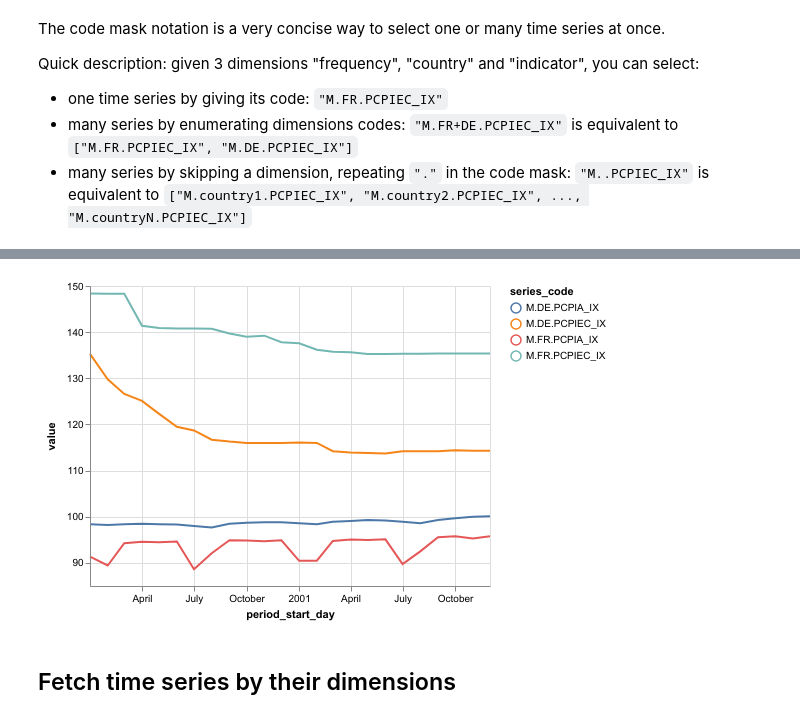
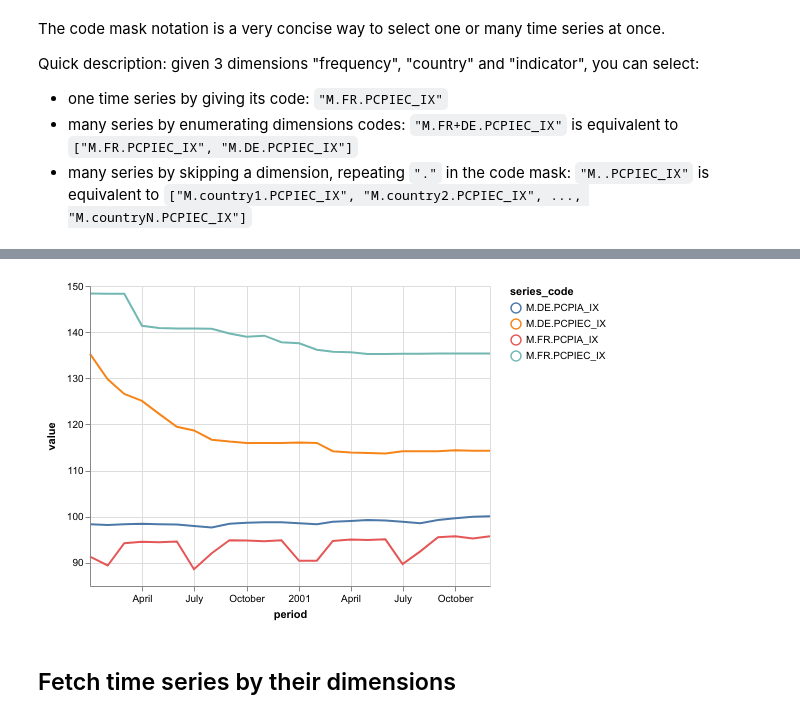
Before and after one commit to ceschi/dbnomics-python-client, a Jupyter notebook: index.ipynb, the cells around one changed output, grey strips where cells are left out. Cells and saved outputs as stored; diff of their text form; code cells hidden in the pictures.

```diff
--- a/index.ipynb
+++ b/index.ipynb
@@ -130,7 +130,7 @@ Quick description: given 3 dimensions "frequency", "country" and "indicator", yo
 - many series by skipping a dimension, repeating `"."` in the code mask: `"M..PCPIEC_IX"` is equivalent to `["M.country1.PCPIEC_IX", "M.country2.PCPIEC_IX", ..., "M.countryN.PCPIEC_IX"]`
 # %%
 code_mask_df = fetch_series("IMF", "CPI", code_mask="M.FR+DE.PCPIEC_IX+PCPIA_IX")
-code_mask_df = clean_dataframe(code_mask_df).query("period_start_day >= '2000' and period_start_day < '2002'")
+code_mask_df = clean_dataframe(code_mask_df).query("period >= '2000' and period < '2002'")
 code_mask_df.head()
 # %% [output]
 |  | @frequency | FREQ | Frequency | INDICATOR | Indicator | REFERENCE_PERIOD | REF_AREA | Reference Area | ... |
@@ -141,14 +141,14 @@ code_mask_df.head()
 | 544 | monthly | M | Monthly | PCPIA_IX | Clothing and footwear | 2010A | DE | Germany | ... |
 # %%
 chart = Chart(code_mask_df).mark_line().encode(
-    x='period_start_day',
+    x='period',
     y=Y('value', scale=Scale(zero=False)),
     color='series_code',
 )
 chart
 # %% [output]
 [interactive output not drawn]
-[figure, old version]
+[figure, new version]
 # %% [markdown]
 ## Fetch time series by their dimensions
 # %% [markdown]
```
Also changed, not shown: parts of 11 cells of this notebook, 4 other files.
